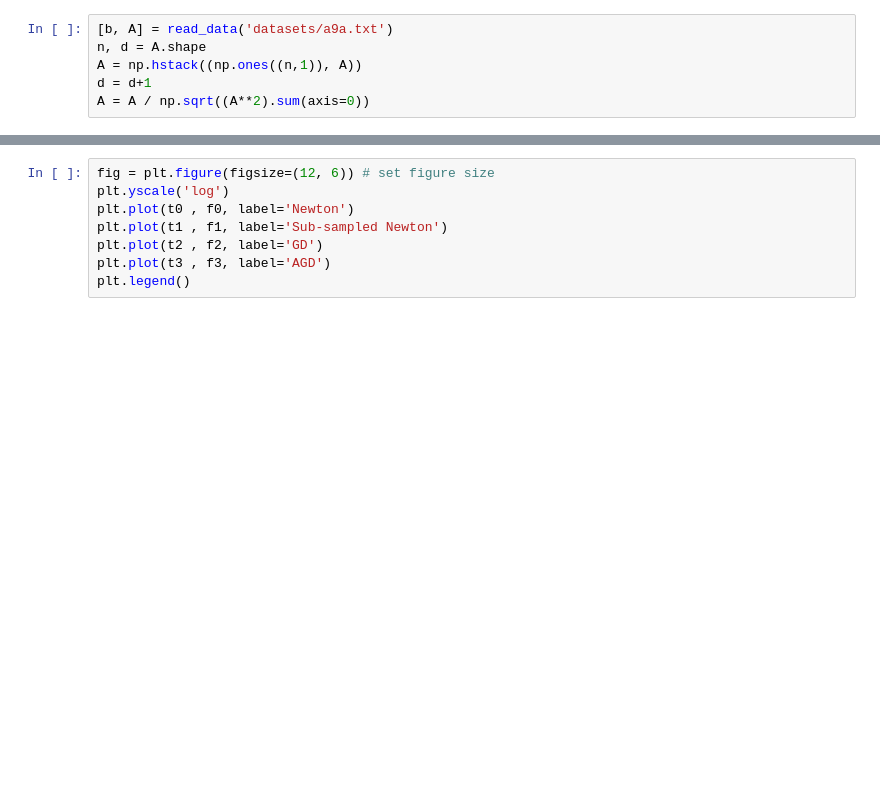
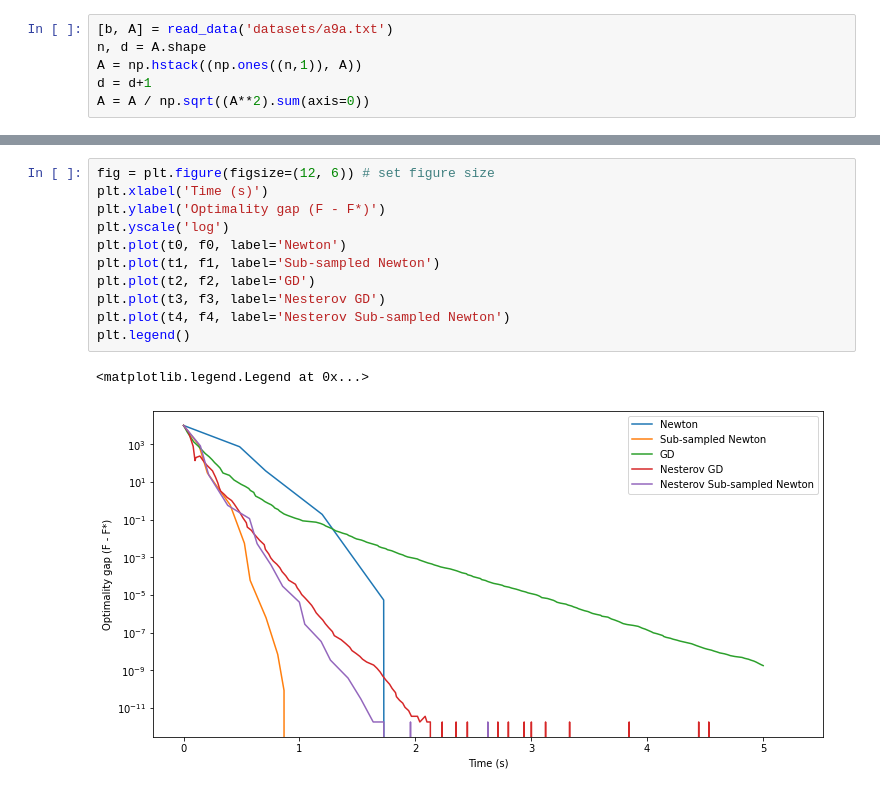
Before and after one commit to First529/Approximate-Newton, a Jupyter notebook: test_a9a.ipynb, the cells around one changed output, grey strips where cells are left out. Saved outputs shown, nothing was run; the diff lists cells and outputs as text; blank space fills up the shorter version.

```diff
--- a/test_a9a.ipynb
+++ b/test_a9a.ipynb
@@ -100,8 +105,14 @@ NameError: name 'ith' is not defined
 # %%
 fig = plt.figure(figsize=(12, 6)) # set figure size
+plt.xlabel('Time (s)')
+plt.ylabel('Optimality gap (F - F*)')
 plt.yscale('log')
-plt.plot(t0 , f0, label='Newton')
-plt.plot(t1 , f1, label='Sub-sampled Newton')
-plt.plot(t2 , f2, label='GD')
-plt.plot(t3 , f3, label='AGD')
+plt.plot(t0, f0, label='Newton')
+plt.plot(t1, f1, label='Sub-sampled Newton')
+plt.plot(t2, f2, label='GD')
+plt.plot(t3, f3, label='Nesterov GD')
+plt.plot(t4, f4, label='Nesterov Sub-sampled Newton')
 plt.legend()
+# %% [output]
+<matplotlib.legend.Legend at 0x...>
+[figure, added]
```
Also changed, not shown: parts of 6 cells of this notebook, 12 other files.
